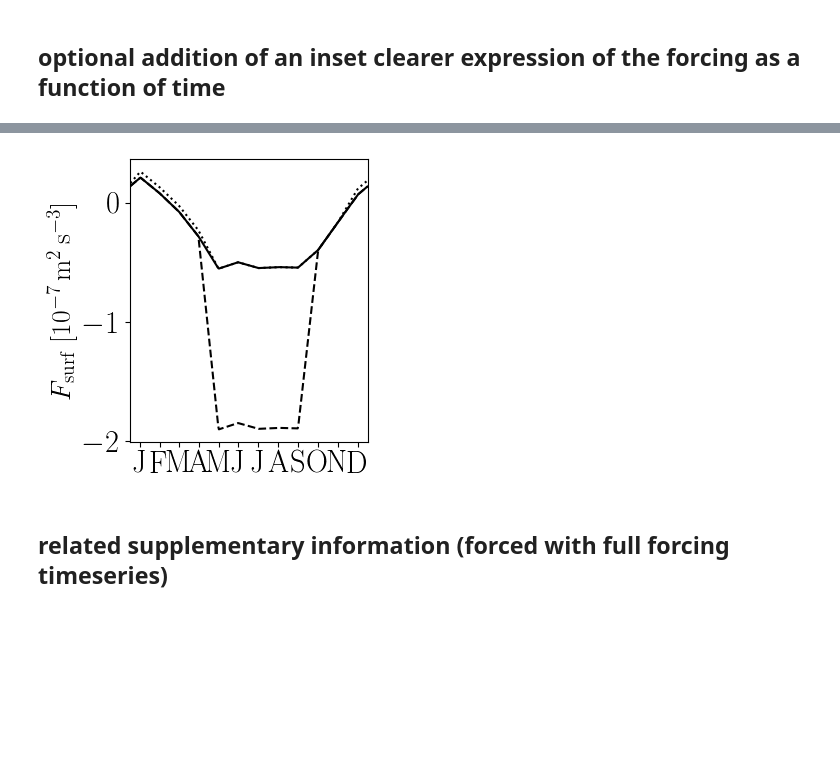
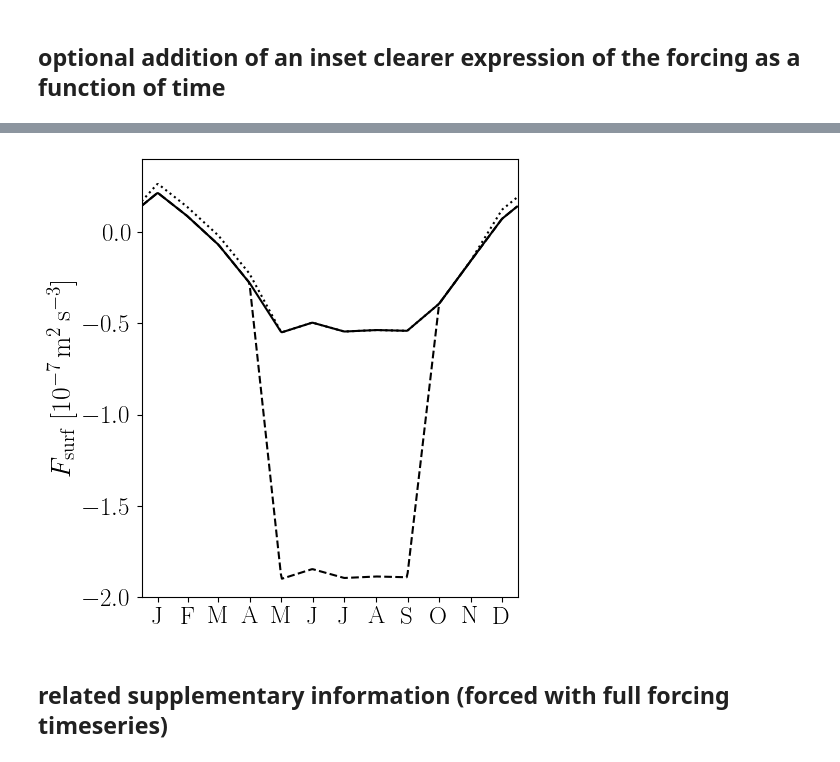
Before and after one commit to ruth-moorman/Moorman-et-al-GRL-submission-2023, a Jupyter notebook: Figure4.ipynb, the cells around one changed output, grey strips where cells are left out. Cells and saved outputs as stored; diff of their text form; code cells hidden in the pictures; blank space fills up the shorter version.

```diff
--- a/Figure4.ipynb
+++ b/Figure4.ipynb
@@ -592,19 +593,20 @@ plt.show()
 # %%
-fig, (ax) = plt.subplots(1, 1, figsize=(3.5,3.5))
+fig, (ax) = plt.subplots(1, 1, figsize=(5,5))
 year = 4
 ax.plot(t_days[:365],WAIS_Fsurf_forcing[(year-1)*365:year*365]*1e7, 'k-')
 ax.plot(t_days[:365],cold_Fsurf_forcing[(year-1)*365:year*365]*1e7, 'k--')
 ax.plot(t_days[:365],warm_Fsurf_forcing[(year-1)*365:year*365]*1e7, 'k:')
 ax.set_ylabel(r'$F_\mathrm{surf}\; [10^{-7} \,\mathrm{m}^2\,\mathrm{s}^{-3}]$', fontsize=20)
 ax.set_xticks(days_mid_month)
 ax.set_xticklabels(['J','F','M','A','M','J','J','A','S','O','N','D'])
 ax.set_xlim([0,365])
+ax.set_ylim([-2.0,0.4])
 fig.tight_layout()
 plt.savefig('Figure4_inset2.png')
 
 plt.show()
 # %% [output]
-[figure, old version]
+[figure, new version]
 # %% [markdown]
 ## related supplementary information (forced with full forcing timeseries)
 # %%
```
Also changed, not shown: parts of 1 cell of this notebook.
